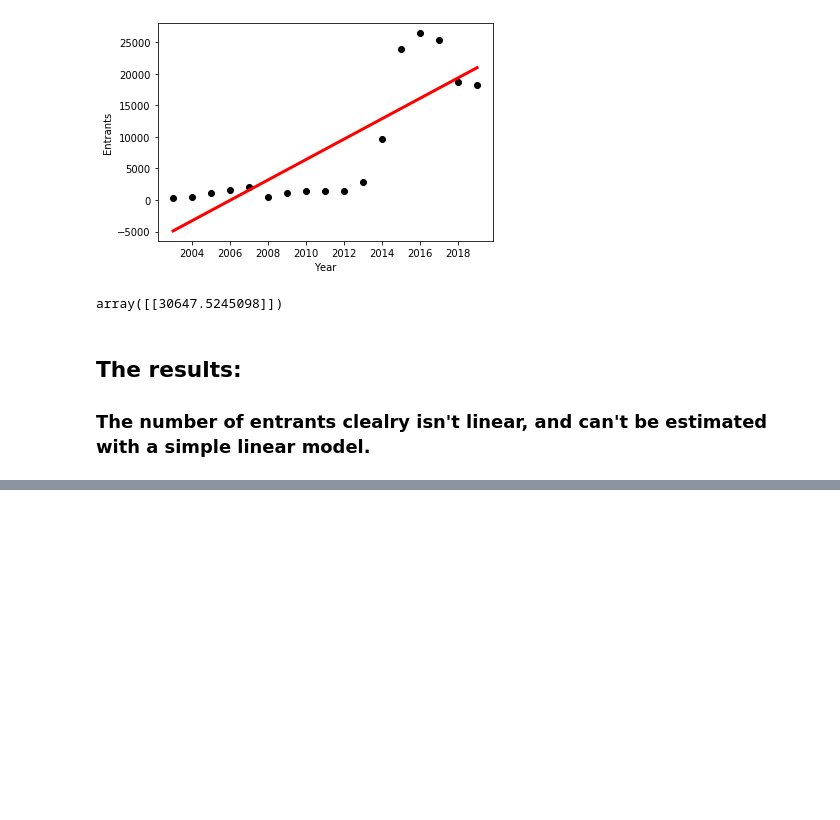
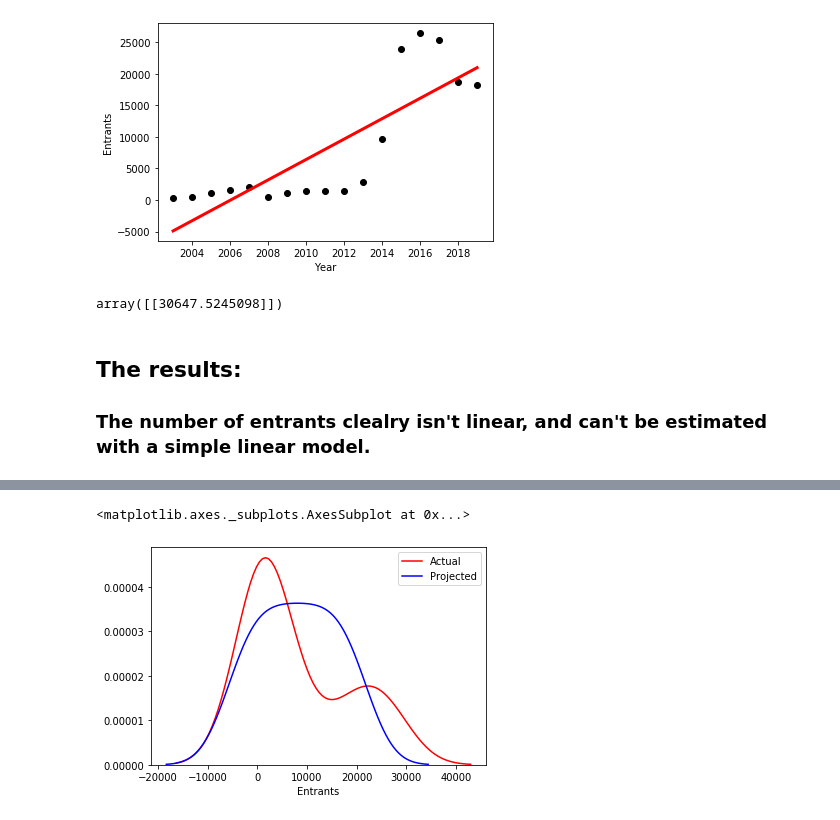
Before and after one commit to jwitt88/ssbm-data-analysis, a Jupyter notebook: event-attendance-analysis.ipynb, the cells around one changed output, grey strips where cells are left out. Cells and saved outputs as stored; diff of their text form; code cells hidden in the pictures; blank space fills up the shorter version.

```diff
--- a/event-attendance-analysis.ipynb
+++ b/event-attendance-analysis.ipynb
@@ -187,0 +221,6 @@ array([[30647.5245098]])
+# %%
+ax1 = sns.distplot(df_for_lg['Entrants'], hist=False, color='r', label='Actual')
+sns.distplot(pred_y_vals, hist=False, color='b', label='Projected')
+# %% [output]
+<matplotlib.axes._subplots.AxesSubplot at 0x...>
+[figure, added]
```
Also changed, not shown: parts of 5 cells of this notebook.
